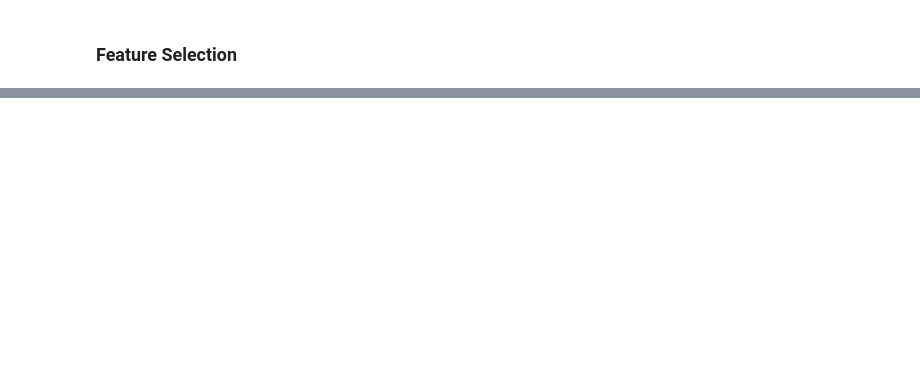
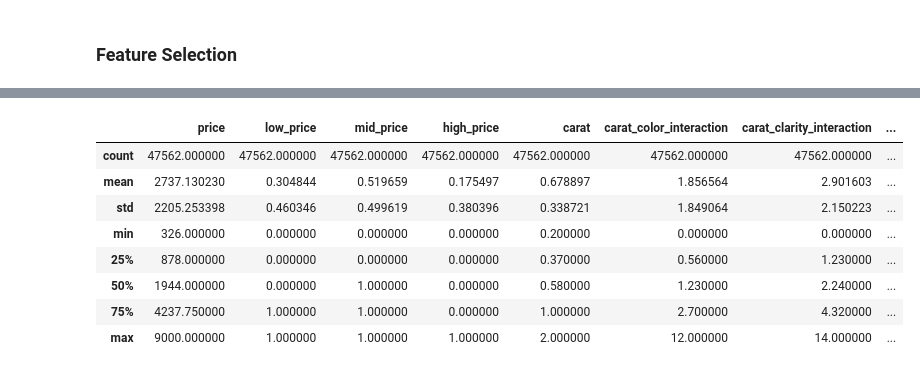
Before and after one commit to TeslimAdeyanju/4-Portfolio-SDS-CP023-diamond-price-predictor, a Jupyter notebook: submissions-team/Oluwatunmise-Olaoluwa/diamond-prediction.ipynb, the cells around one changed output, grey strips where cells are left out. Cells and saved outputs as stored; diff of their text form; code cells hidden in the pictures; blank space fills up the shorter version.

```diff
--- a/submissions-team/Oluwatunmise-Olaoluwa/diamond-prediction.ipynb
+++ b/submissions-team/Oluwatunmise-Olaoluwa/diamond-prediction.ipynb
@@ -461,0 +514,12 @@ with open("model_df.pkl", "wb") as f:
+# %%
+model_df.describe()
+# %% [output]
+|  | price | low_price | mid_price | high_price | carat | carat_color_interaction | carat_clarity_interaction | ... |
+| count | 47562.000000 | 47562.000000 | 47562.000000 | 47562.000000 | 47562.000000 | 47562.000000 | 47562.000000 | ... |
+| mean | 2737.130230 | 0.304844 | 0.519659 | 0.175497 | 0.678897 | 1.856564 | 2.901603 | ... |
+| std | 2205.253398 | 0.460346 | 0.499619 | 0.380396 | 0.338721 | 1.849064 | 2.150223 | ... |
+| min | 326.000000 | 0.000000 | 0.000000 | 0.000000 | 0.200000 | 0.000000 | 0.000000 | ... |
+| 25% | 878.000000 | 0.000000 | 0.000000 | 0.000000 | 0.370000 | 0.560000 | 1.230000 | ... |
+| 50% | 1944.000000 | 0.000000 | 1.000000 | 0.000000 | 0.580000 | 1.230000 | 2.240000 | ... |
+| 75% | 4237.750000 | 1.000000 | 1.000000 | 0.000000 | 1.000000 | 2.700000 | 4.320000 | ... |
+| max | 9000.000000 | 1.000000 | 1.000000 | 1.000000 | 2.000000 | 12.000000 | 14.000000 | ... |
```
Also changed, not shown: parts of 18 cells of this notebook, 4 other files.
